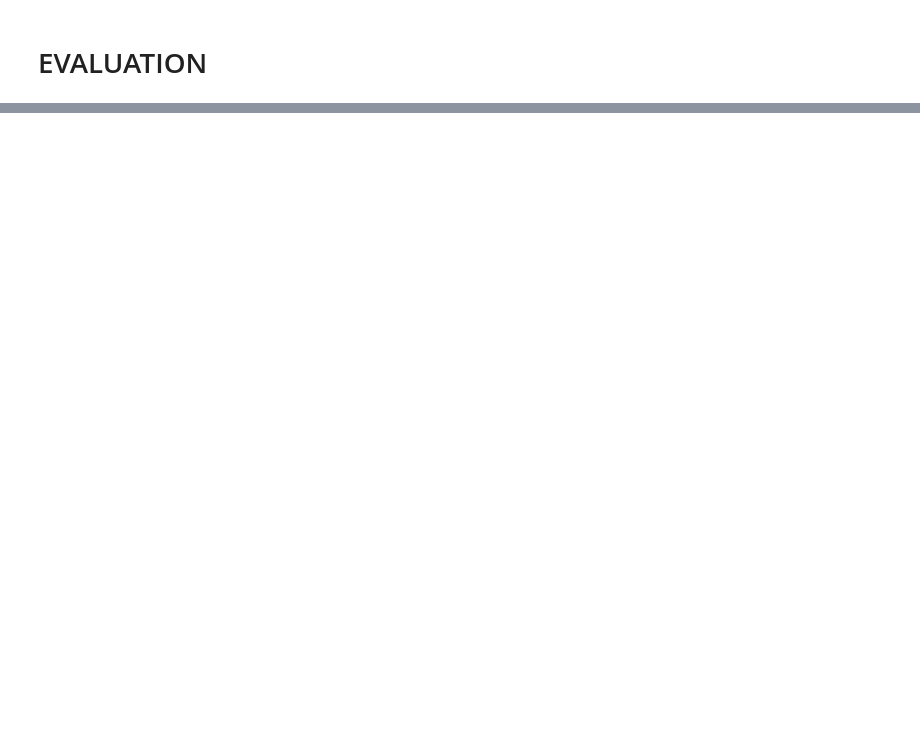
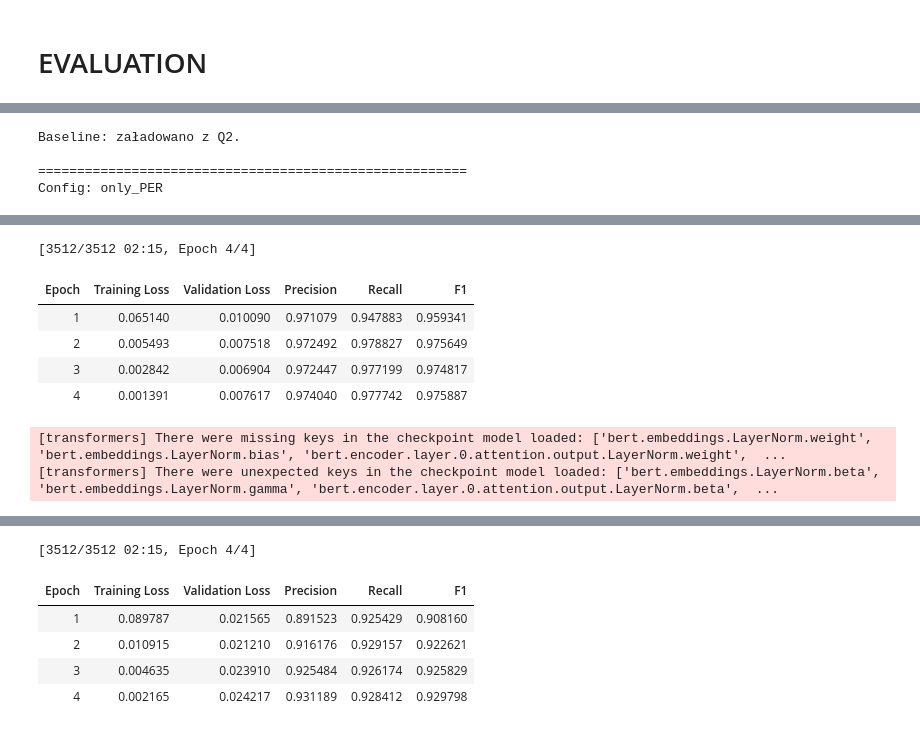
Before and after one commit to CenturionTheMan/University-NER, a Jupyter notebook: bert_ner_training_evaluation.ipynb, the cells around one changed output, grey strips where cells are left out. Cells and saved outputs as stored; diff of their text form; code cells hidden in the pictures; blank space fills up the shorter version.

```diff
--- a/bert_ner_training_evaluation.ipynb
+++ b/bert_ner_training_evaluation.ipynb
@@ -323,0 +578,66 @@ weighted avg       0.90      0.92      0.91      5648
+# %%
+q3_bert_results = {}
+
+# --- Baseline: wczytaj wyniki z Q2 lub ponownie oceń oryginalny model ---
+if "q2_bert_results" in dir() and "baseline" in q2_bert_results:
+    q3_bert_results["baseline"] = q2_bert_results["baseline"]
+    print("Baseline: załadowano z Q2.")
+else:
+    _base_dir = os.path.join(MODEL_SAVE_PATH, "final_model")
+    _base_model = AutoModelForTokenClassification.from_pretrained(_base_dir)
+    _base_args  = TrainingArguments(
+        output_dir=MODEL_SAVE_PATH,
+        per_device_eval_batch_size=BATCH_SIZE,
+        report_to="none",
+    )
+    _base_trainer = Trainer(
+        model=_base_model,
+        args=_base_args,
+        processing_class=tokenizer,
+        data_collator=data_collator,
+        compute_metrics=compute_metrics,
+    )
+    q3_bert_results["baseline"] = predict_q2_bert(_base_trainer, test_dataset)
+    print("Baseline: oceniono oryginalny model.")
+
+# --- Konfiguracje only_X ---
+for keep_class in Q3_BERT_KEEP_CLASSES:
+    cfg       = f"only_{keep_class}"
+    save_dir  = os.path.join(Q3_BERT_MODEL_DIR, cfg)
+    final_dir = os.path.join(save_dir, "final_model")
+
+    print(f"\n{'='*55}\nConfig: {cfg}")
+
+    if Q3_BERT_TRAIN and not os.path.exists(final_dir):
+        tok_train = tokenize_dataset(Dataset.from_list(keep_only_class(train_data, keep_class)))
+        tok_val   = tokenize_dataset(Dataset.from_list(keep_only_class(val_data,   keep_class)))
+
+        t = build_trainer_q2(tok_train, tok_val, save_dir)   # reuse Q2 helper
+        t.train()
+        t.save_model(final_dir)
+        tokenizer.save_pretrained(final_dir)
+    else:
+        m = AutoModelForTokenClassification.from_pretrained(final_dir)
+        _args = TrainingArguments(
+            output_dir=save_dir,
+            per_device_eval_batch_size=BATCH_SIZE,
+            report_to="none",
+        )
+        t = Trainer(
+            model=m,
+            args=_args,
+            processing_class=tokenizer,
+            data_collator=data_collator,
+            compute_metrics=compute_metrics,
+        )
+
+    true_preds, true_labels = predict_q2_bert(t, test_dataset)  # reuse Q2 helper
+    q3_bert_results[cfg] = (true_preds, true_labels)
+    print(classification_report(true_labels, true_preds))
+
+print("\nQ3 BERT — wszystkie konfiguracje gotowe.")
+# %% [output]
+Baseline: załadowano z Q2.
+
+=======================================================
+Config: only_PER
@@ -323,0 +662,8 @@ weighted avg       0.90      0.92      0.91      5648
+[3512/3512 02:15, Epoch 4/4]
+| Epoch | Training Loss | Validation Loss | Precision | Recall | F1 |
+| 1 | 0.065140 | 0.010090 | 0.971079 | 0.947883 | 0.959341 |
+| 2 | 0.005493 | 0.007518 | 0.972492 | 0.978827 | 0.975649 |
+| 3 | 0.002842 | 0.006904 | 0.972447 | 0.977199 | 0.974817 |
+| 4 | 0.001391 | 0.007617 | 0.974040 | 0.977742 | 0.975887 |
+[transformers] There were missing keys in the checkpoint model loaded: ['bert.embeddings.LayerNorm.weight', 'bert.embeddings.LayerNorm.bias', 'bert.encoder.layer.0.attention.output.LayerNorm.weight',  ...
+[transformers] There were unexpected keys in the checkpoint model loaded: ['bert.embeddings.LayerNorm.beta', 'bert.embeddings.LayerNorm.gamma', 'bert.encoder.layer.0.attention.output.LayerNorm.beta',  ...
@@ -323,0 +703,6 @@ weighted avg       0.90      0.92      0.91      5648
+[3512/3512 02:15, Epoch 4/4]
+| Epoch | Training Loss | Validation Loss | Precision | Recall | F1 |
+| 1 | 0.089787 | 0.021565 | 0.891523 | 0.925429 | 0.908160 |
+| 2 | 0.010915 | 0.021210 | 0.916176 | 0.929157 | 0.922621 |
+| 3 | 0.004635 | 0.023910 | 0.925484 | 0.926174 | 0.925829 |
+| 4 | 0.002165 | 0.024217 | 0.931189 | 0.928412 | 0.929798 |
```
Also changed, not shown: parts of 19 cells of this notebook, 1 other file.
